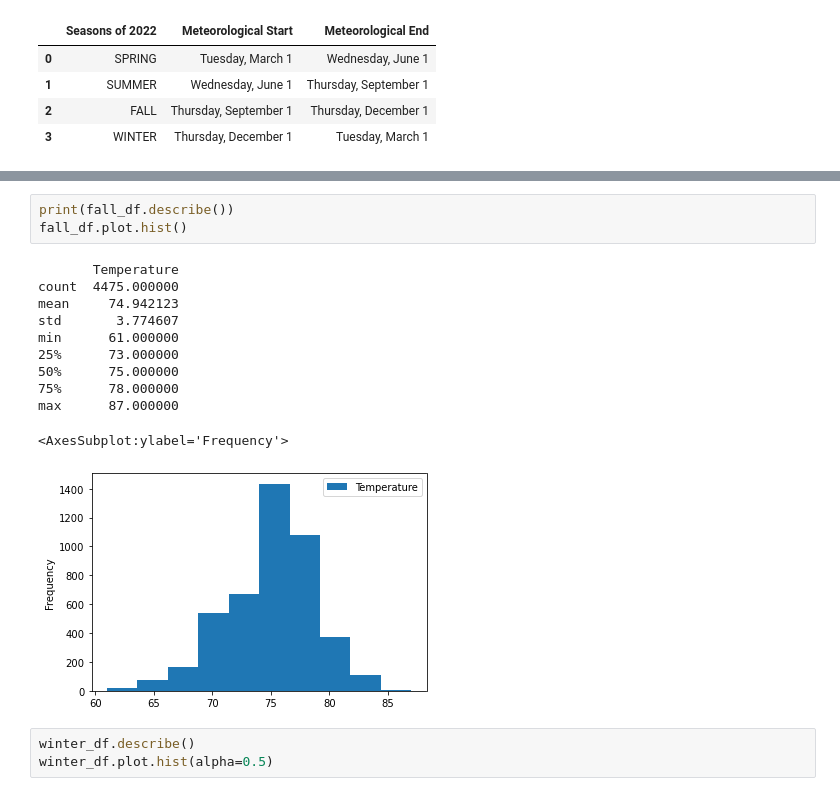
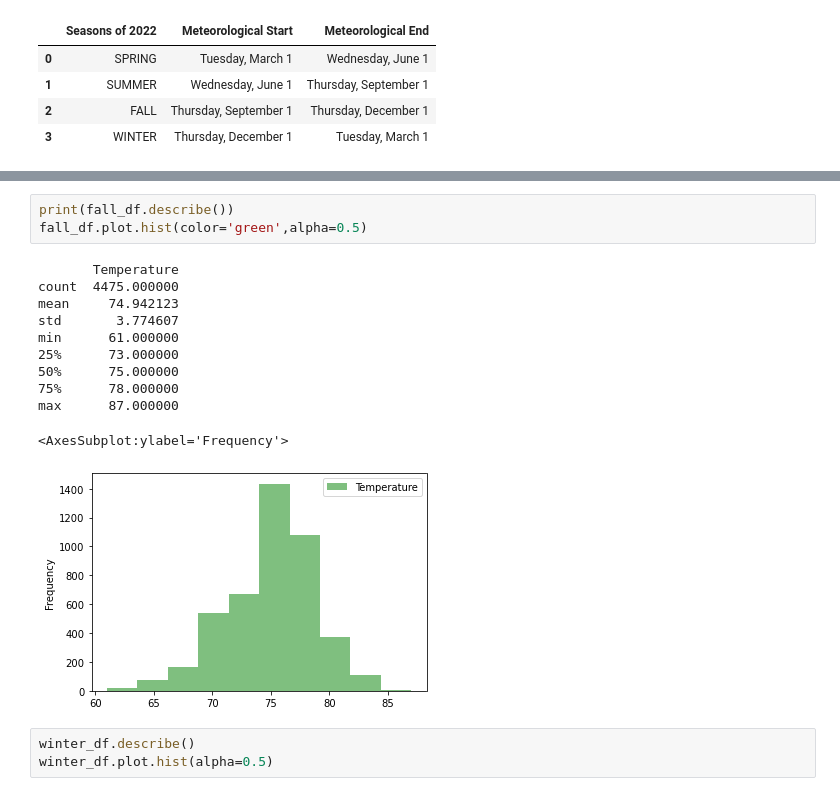
Before and after one commit to lindaperez/9_bk_Surfs-Up, a Jupyter notebook: SurfsUp_Challenge.ipynb, the cells around one changed output, grey strips where cells are left out. Drawn from its saved outputs; the diff is of its cells as text.

```diff
--- a/SurfsUp_Challenge.ipynb
+++ b/SurfsUp_Challenge.ipynb
@@ -258,18 +294,18 @@ max      87.000000
 # %%
 print(fall_df.describe())
-fall_df.plot.hist()
+fall_df.plot.hist(color='green',alpha=0.5)
 # %% [output]
        Temperature
 count  4475.000000
 mean     74.942123
 std       3.774607
 min      61.000000
 25%      73.000000
 50%      75.000000
 75%      78.000000
 max      87.000000
 <AxesSubplot:ylabel='Frequency'>
-[figure, old version]
+[figure, new version]
 # %%
 winter_df.describe()
 winter_df.plot.hist(alpha=0.5)
```
Also changed, not shown: parts of 15 cells of this notebook, 5 other files.
